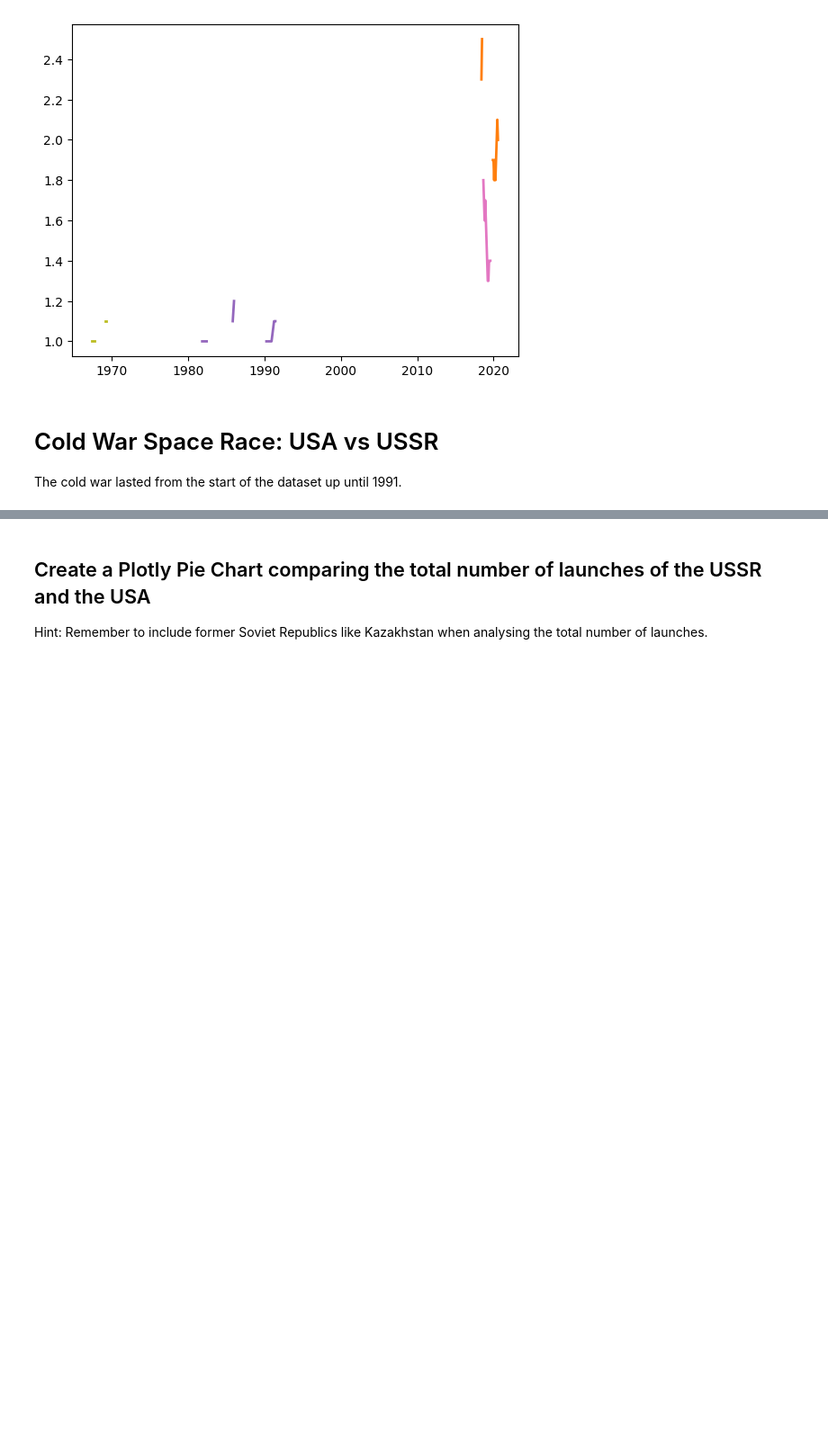
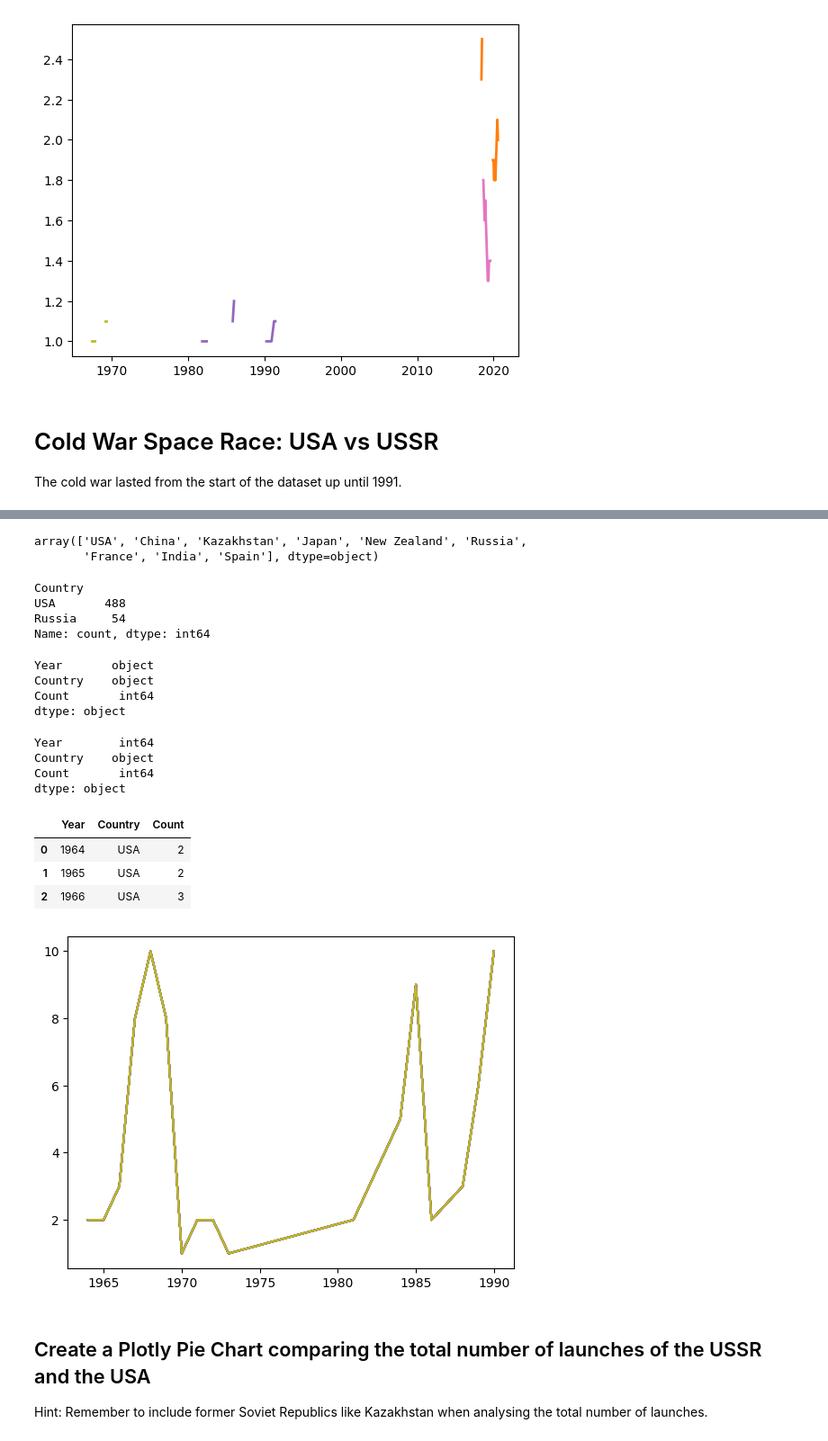
Before and after one commit to Bill-khk/Data-analysis, a Jupyter notebook: SpaceMissions/data/Space_Missions_Analysis.ipynb, the cells around one changed output, grey strips where cells are left out. Shown at 90% size. Cells and saved outputs as stored; diff of their text form; code cells hidden in the pictures; blank space fills up the shorter version.

Commit message:
Data Analysis

```diff
--- a/SpaceMissions/data/Space_Missions_Analysis.ipynb
+++ b/SpaceMissions/data/Space_Missions_Analysis.ipynb
@@ -816,3 +824,49 @@ The cold war lasted from the start of the dataset up until 1991.
+# %%
+df_data['Country'].unique()
+# %% [output]
+array(['USA', 'China', 'Kazakhstan', 'Japan', 'New Zealand', 'Russia',
+       'France', 'India', 'Spain'], dtype=object)
+# %%
+USA_Group = country_group.get_group('USA')
+Russia_Group = country_group.get_group('Russia')
+cold_war = pd.concat([USA_Group, Russia_Group])
+cold_war['Country'].value_counts()
+# %% [output]
+Country
+USA       488
+Russia     54
+Name: count, dtype: int64
+# %%
+cold_war_g = cold_war.groupby(['Year', 'Country']).size().reset_index()
+cold_war_g.rename(columns={0:'Count'}, inplace=True)
+# %%
+cold_war_g.dtypes
+# %% [output]
+Year       object
+Country    object
+Count       int64
+dtype: object
+# %%
+cold_war_g['Year'] = pd.to_numeric(cold_war_g['Year'])
+cold_war_g.dtypes
+# %% [output]
+Year        int64
+Country    object
+Count       int64
+dtype: object
+# %%
+cold_war_g = cold_war_g[cold_war_g['Year']<1991]
+cold_war_g.head(3)
+# %% [output]
+|  | Year | Country | Count |
+| 0 | 1964 | USA | 2 |
+| 1 | 1965 | USA | 2 |
+| 2 | 1966 | USA | 3 |
+# %%
+for country in cold_war_g['Country']:
+    plt.plot(cold_war_g['Year'], cold_war_g['Count'])
+# %% [output]
+[figure, added]
 # %% [markdown]
 ## Create a Plotly Pie Chart comparing the total number of launches of the USSR and the USA
 
```
Also changed, not shown: parts of 15 cells of this notebook.
